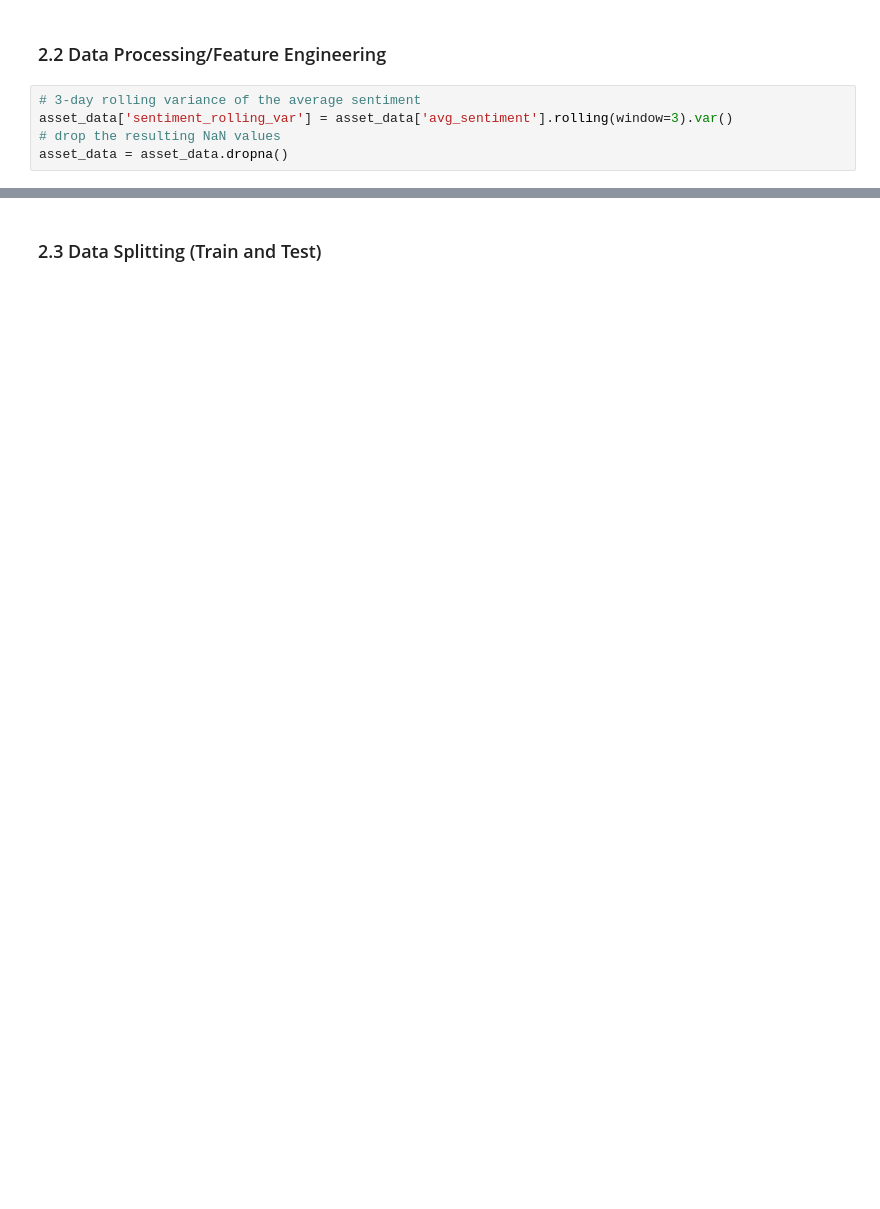
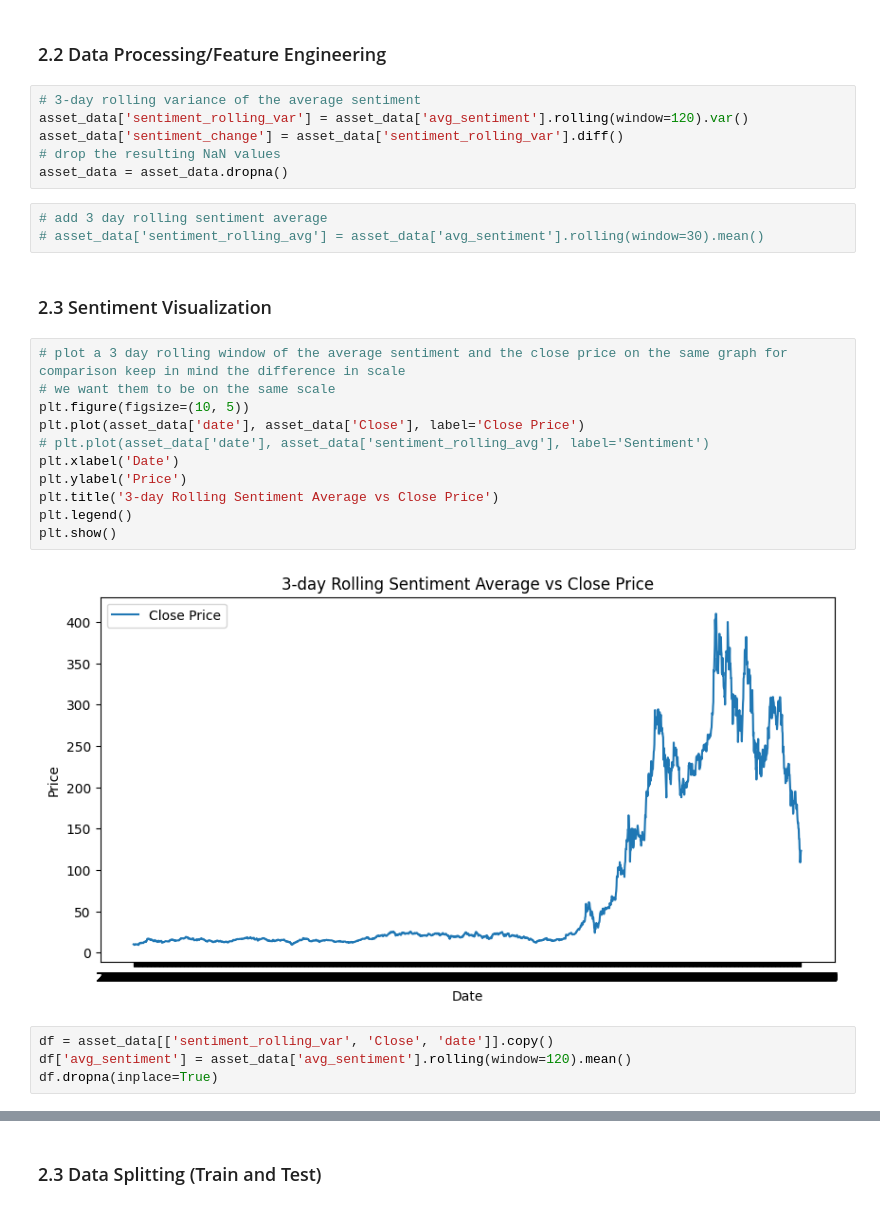
Before and after one commit to AliE02/Reddit-based-trading-strategy, a Jupyter notebook: simple_strategy.ipynb, the cells around one changed output, grey strips where cells are left out. Cells and saved outputs as stored; diff of their text form; blank space fills up the shorter version.

```diff
--- a/simple_strategy.ipynb
+++ b/simple_strategy.ipynb
@@ -63,6 +63,29 @@ asset_data.head()
 ### 2.2 Data Processing/Feature Engineering
 # %%
 # 3-day rolling variance of the average sentiment
-asset_data['sentiment_rolling_var'] = asset_data['avg_sentiment'].rolling(window=3).var()
+asset_data['sentiment_rolling_var'] = asset_data['avg_sentiment'].rolling(window=120).var()
+asset_data['sentiment_change'] = asset_data['sentiment_rolling_var'].diff()
 # drop the resulting NaN values
 asset_data = asset_data.dropna()
+# %%
+# add 3 day rolling sentiment average
+# asset_data['sentiment_rolling_avg'] = asset_data['avg_sentiment'].rolling(window=30).mean()
+# %% [markdown]
+### 2.3 Sentiment Visualization
+# %%
+# plot a 3 day rolling window of the average sentiment and the close price on the same graph for comparison keep in mind the difference in scale
+# we want them to be on the same scale
+plt.figure(figsize=(10, 5))
+plt.plot(asset_data['date'], asset_data['Close'], label='Close Price')
+# plt.plot(asset_data['date'], asset_data['sentiment_rolling_avg'], label='Sentiment')
+plt.xlabel('Date')
+plt.ylabel('Price')
+plt.title('3-day Rolling Sentiment Average vs Close Price')
+plt.legend()
+plt.show()
+# %% [output]
+[figure, added]
+# %%
+df = asset_data[['sentiment_rolling_var', 'Close', 'date']].copy()
+df['avg_sentiment'] = asset_data['avg_sentiment'].rolling(window=120).mean()
+df.dropna(inplace=True)
```
Also changed, not shown: parts of 17 cells of this notebook, 3 other files.
